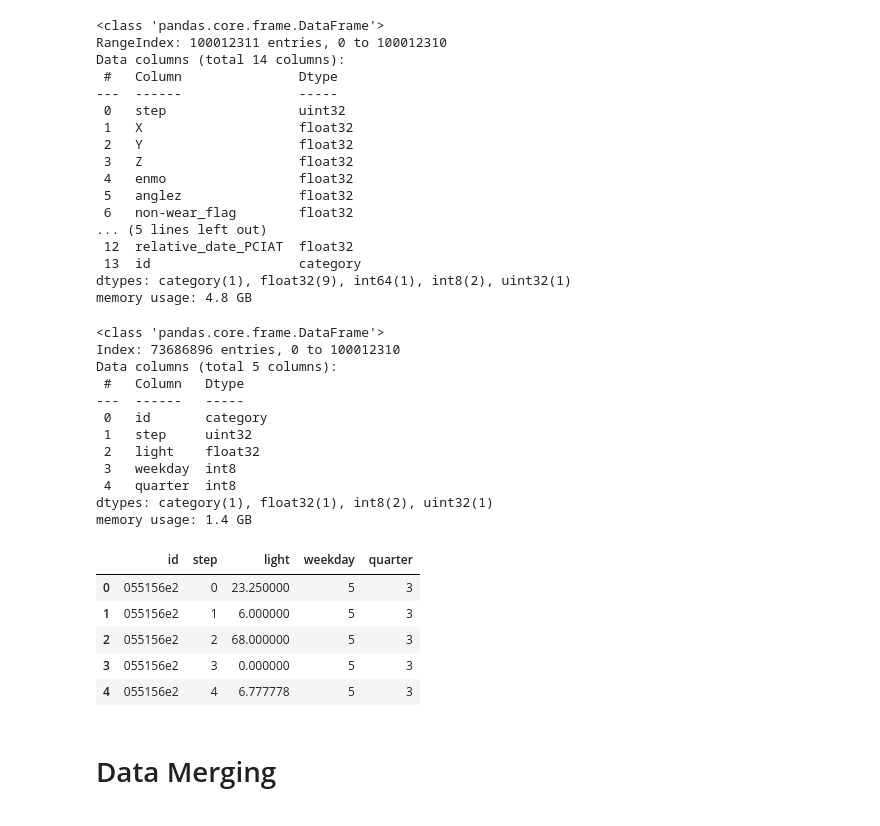
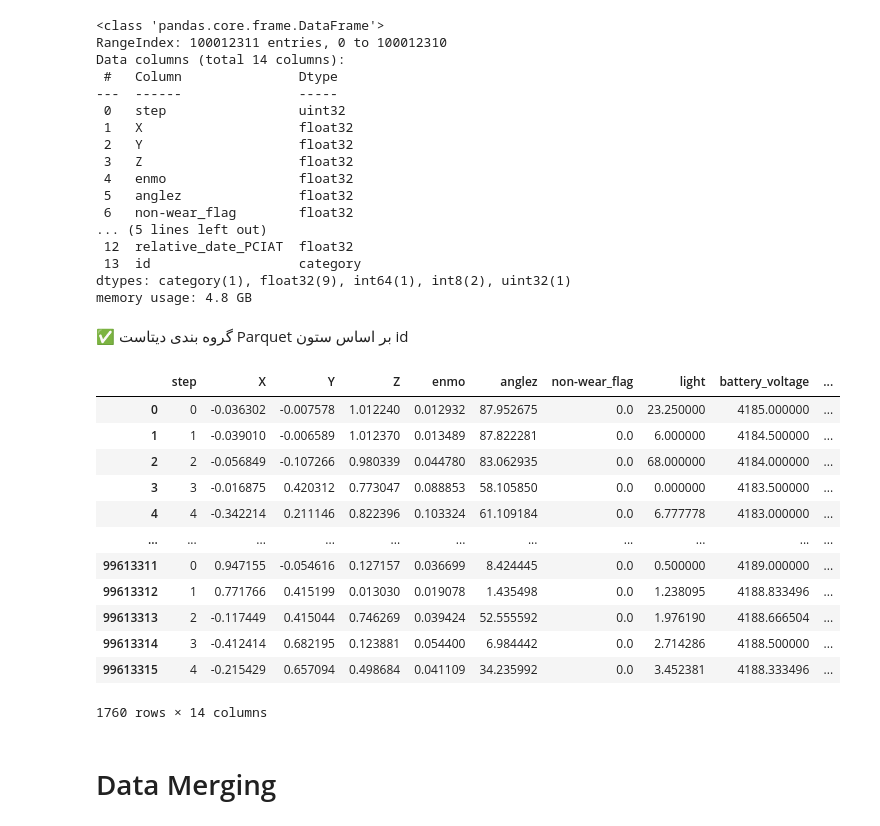
Before and after one commit to Javad1942/Group-2-QBC8, a Jupyter notebook: Stats_Analysis_Structured.ipynb, the cells around one changed output. Cells and saved outputs as stored; diff of their text form; code cells hidden in the pictures.

```diff
--- a/Stats_Analysis_Structured.ipynb
+++ b/Stats_Analysis_Structured.ipynb
@@ -39,3 +72,5 @@ dtypes: category(1), float32(9), int64(1), int8(2), uint32(1)
 memory usage: 4.8 GB
 # %%
 series_data_watch_on = series_data[series_data['non-wear_flag'] == 0]
+# %% [markdown]
+✅ گروه بندی دیتاست Parquet بر اساس ستون id
@@ -46,25 +83,20 @@ series_data_reduced = series_data_watch_on[columns_to_keep]
 # %%
-series_data_reduced.info()
-series_data_reduced.head()
+# parquet_grouped_data.info()
+parquet_grouped_data.head()
 # %% [output]
+|  | step | X | Y | Z | enmo | anglez | non-wear_flag | light | battery_voltage | ... |
+| 0 | 0 | -0.036302 | -0.007578 | 1.012240 | 0.012932 | 87.952675 | 0.0 | 23.250000 | 4185.000000 | ... |
+| 1 | 1 | -0.039010 | -0.006589 | 1.012370 | 0.013489 | 87.822281 | 0.0 | 6.000000 | 4184.500000 | ... |
+| 2 | 2 | -0.056849 | -0.107266 | 0.980339 | 0.044780 | 83.062935 | 0.0 | 68.000000 | 4184.000000 | ... |
+| 3 | 3 | -0.016875 | 0.420312 | 0.773047 | 0.088853 | 58.105850 | 0.0 | 0.000000 | 4183.500000 | ... |
+| 4 | 4 | -0.342214 | 0.211146 | 0.822396 | 0.103324 | 61.109184 | 0.0 | 6.777778 | 4183.000000 | ... |
+| ... | ... | ... | ... | ... | ... | ... | ... | ... | ... | ... |
+| 99613311 | 0 | 0.947155 | -0.054616 | 0.127157 | 0.036699 | 8.424445 | 0.0 | 0.500000 | 4189.000000 | ... |
+| 99613312 | 1 | 0.771766 | 0.415199 | 0.013030 | 0.019078 | 1.435498 | 0.0 | 1.238095 | 4188.833496 | ... |
+| 99613313 | 2 | -0.117449 | 0.415044 | 0.746269 | 0.039424 | 52.555592 | 0.0 | 1.976190 | 4188.666504 | ... |
+| 99613314 | 3 | -0.412414 | 0.682195 | 0.123881 | 0.054400 | 6.984442 | 0.0 | 2.714286 | 4188.500000 | ... |
+| 99613315 | 4 | -0.215429 | 0.657094 | 0.498684 | 0.041109 | 34.235992 | 0.0 | 3.452381 | 4188.333496 | ... |
-<class 'pandas.core.frame.DataFrame'>
-Index: 73686896 entries, 0 to 100012310
-Data columns (total 5 columns):
- #   Column   Dtype
----  ------   -----
- 0   id       category
- 1   step     uint32
- 2   light    float32
- 3   weekday  int8
- 4   quarter  int8
-dtypes: category(1), float32(1), int8(2), uint32(1)
-memory usage: 1.4 GB
+1760 rows × 14 columns
-|  | id | step | light | weekday | quarter |
-| 0 | 055156e2 | 0 | 23.250000 | 5 | 3 |
-| 1 | 055156e2 | 1 | 6.000000 | 5 | 3 |
-| 2 | 055156e2 | 2 | 68.000000 | 5 | 3 |
-| 3 | 055156e2 | 3 | 0.000000 | 5 | 3 |
-| 4 | 055156e2 | 4 | 6.777778 | 5 | 3 |
 # %%
 del series_data
 # %% [markdown]
```
Also changed, not shown: parts of 6 cells of this notebook, 1 other file.
